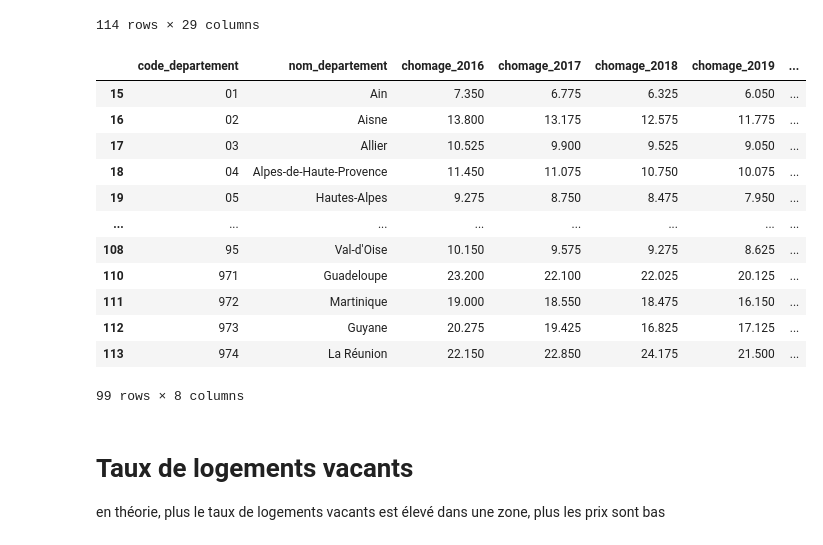
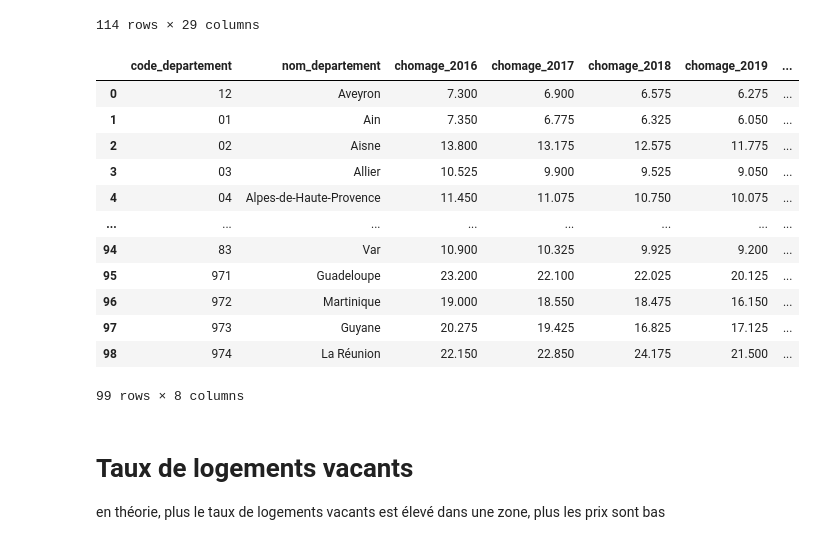
Before and after one commit to victor-kerros/tokenisation-immo, a Jupyter notebook: exploration_autres_data.ipynb, the cells around one changed output. Drawn from its saved outputs; the diff is of its cells as text; code cells hidden in the pictures.

Commit message:
chomage propre

```diff
--- a/exploration_autres_data.ipynb
+++ b/exploration_autres_data.ipynb
@@ -200,49 +226,55 @@ DEPARTMENTS = {
     '75': 'Paris',
     '76': 'Seine-Maritime',
     '77': 'Seine-et-Marne',
     '78': 'Yvelines',
     '79': 'Deux-Sèvres',
     '80': 'Somme',
     '81': 'Tarn',
     '82': 'Tarn-et-Garonne',
     '83': 'Var',
     '84': 'Vaucluse',
     '85': 'Vendée',
     '86': 'Vienne',
     '87': 'Haute-Vienne',
     '88': 'Vosges',
     '89': 'Yonne',
     '90': 'Territoire de Belfort',
     '91': 'Essonne',
     '92': 'Hauts-de-Seine',
     '93': 'Seine-Saint-Denis',
     '94': 'Val-de-Marne',
     '95': 'Val-d\'Oise',
     '971': 'Guadeloupe',
     '972': 'Martinique',
     '973': 'Guyane',
     '974': 'La Réunion',
     '976': 'Mayotte',
 }
+
 flipped_dict = dict(zip(DEPARTMENTS.values(), DEPARTMENTS.keys()))
-chomage_vf["Département"]=chomage_vf["Libellé"].map(flipped_dict)
-chomage_vf.drop( chomage_vf[chomage_vf['Département'].isnull()].index, inplace=True)
-chomage_final=chomage_vf[["Département","Libellé","2016","2017","2018","2019","2020","2021"]].copy()
-chomage_final.columns=["code_departement","nom_departement","chomage_2016","chomage_2017","chomage_2018","chomage_2019","chomage_2020","chomage_2021"]
-chomage_final.sort_values(by='code_departement')
+chomage_vf["Département"] = chomage_vf["Libellé"].map(flipped_dict)
+chomage_vf.drop(chomage_vf[chomage_vf['Département'].isnull()].index, inplace=True)
+
+chomage_final = chomage_vf[["Département","Libellé","2016","2017","2018","2019","2020","2021"]].copy()
+chomage_final.columns = ["code_departement","nom_departement","chomage_2016","chomage_2017",
+                       "chomage_2018","chomage_2019","chomage_2020","chomage_2021"]
+chomage_final = chomage_final.reset_index().drop("index", axis =1).sprt_values(by = 'code_d')
+display(chomage_final)
+
+#chomage_final.sort_values(by='code_departement')
 # %% [output]
 |  | code_departement | nom_departement | chomage_2016 | chomage_2017 | chomage_2018 | chomage_2019 | ... |
-| 15 | 01 | Ain | 7.350 | 6.775 | 6.325 | 6.050 | ... |
-| 16 | 02 | Aisne | 13.800 | 13.175 | 12.575 | 11.775 | ... |
-| 17 | 03 | Allier | 10.525 | 9.900 | 9.525 | 9.050 | ... |
-| 18 | 04 | Alpes-de-Haute-Provence | 11.450 | 11.075 | 10.750 | 10.075 | ... |
-| 19 | 05 | Hautes-Alpes | 9.275 | 8.750 | 8.475 | 7.950 | ... |
+| 0 | 12 | Aveyron | 7.300 | 6.900 | 6.575 | 6.275 | ... |
+| 1 | 01 | Ain | 7.350 | 6.775 | 6.325 | 6.050 | ... |
+| 2 | 02 | Aisne | 13.800 | 13.175 | 12.575 | 11.775 | ... |
+| 3 | 03 | Allier | 10.525 | 9.900 | 9.525 | 9.050 | ... |
+| 4 | 04 | Alpes-de-Haute-Provence | 11.450 | 11.075 | 10.750 | 10.075 | ... |
 | ... | ... | ... | ... | ... | ... | ... | ... |
-| 108 | 95 | Val-d'Oise | 10.150 | 9.575 | 9.275 | 8.625 | ... |
-| 110 | 971 | Guadeloupe | 23.200 | 22.100 | 22.025 | 20.125 | ... |
-| 111 | 972 | Martinique | 19.000 | 18.550 | 18.475 | 16.150 | ... |
-| 112 | 973 | Guyane | 20.275 | 19.425 | 16.825 | 17.125 | ... |
-| 113 | 974 | La Réunion | 22.150 | 22.850 | 24.175 | 21.500 | ... |
+| 94 | 83 | Var | 10.900 | 10.325 | 9.925 | 9.200 | ... |
+| 95 | 971 | Guadeloupe | 23.200 | 22.100 | 22.025 | 20.125 | ... |
+| 96 | 972 | Martinique | 19.000 | 18.550 | 18.475 | 16.150 | ... |
+| 97 | 973 | Guyane | 20.275 | 19.425 | 16.825 | 17.125 | ... |
+| 98 | 974 | La Réunion | 22.150 | 22.850 | 24.175 | 21.500 | ... |
 99 rows × 8 columns
 # %% [markdown]
 # Taux de logements vacants
```
Also changed, not shown: parts of 8 cells of this notebook.
